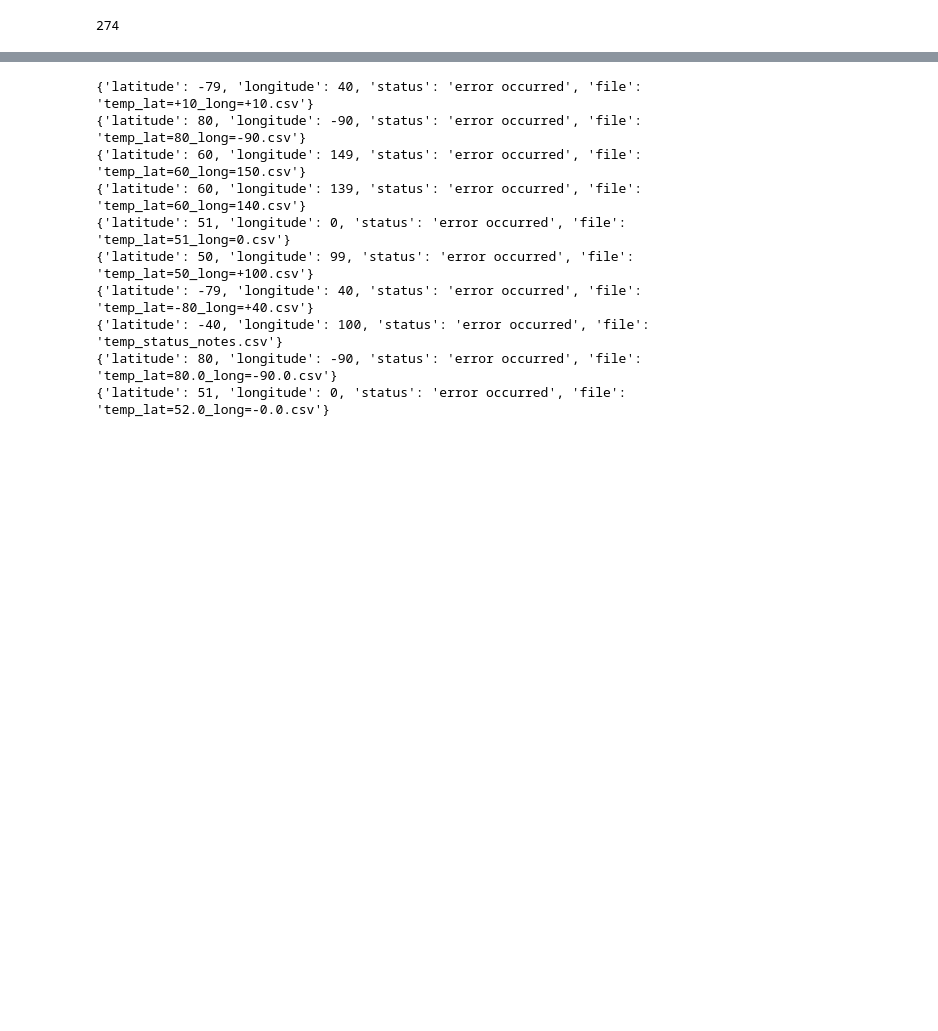
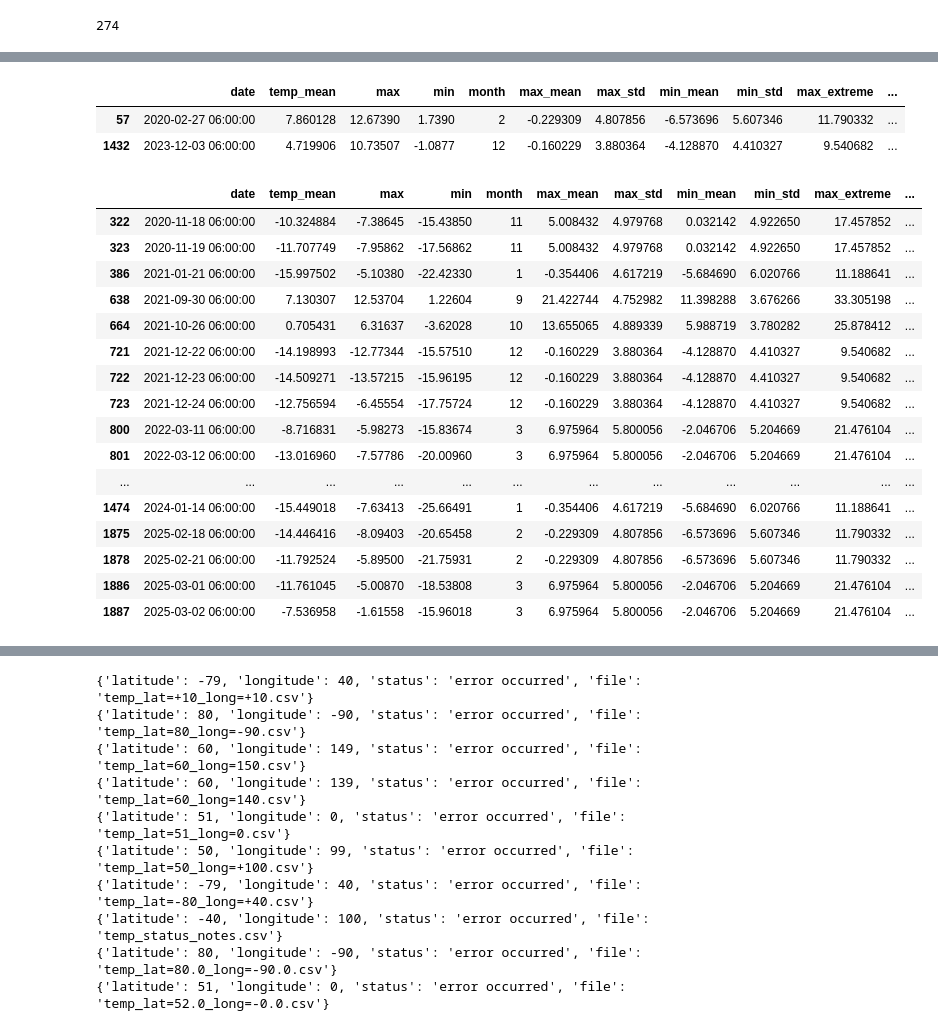
Before and after one commit to erindepree/project4, a Jupyter notebook: code/erin_extreme_temp_full.ipynb, the cells around one changed output, grey strips where cells are left out. Drawn from its saved outputs; the diff is of its cells as text; code cells hidden in the pictures; blank space fills up the shorter version.

```diff
--- a/code/erin_extreme_temp_full.ipynb
+++ b/code/erin_extreme_temp_full.ipynb
@@ -198,0 +192,40 @@ def find_extreme_temp_events(data):
+# %%
+def monthly_temperatures(df):
+    """
+    finds the monthly mean, standard deviation, and extreme temperatures for a dataframe of daily temperatures
+
+    parameters
+    ----------
+    df : DataFrame
+        daily entries of date, mean, maximum, and minimum temperature along with latitude and longitude
+
+    Returns
+    -------
+    month_temp : DataFrame
+        the mean, standard deviation and extreme for minimum and maximum temperatures of each month
+    df : DataFrame
+        with date column in datetime and an added month column
+    """
+
+    lat = int(np.round(df.loc[0,'latitude']))
+    long = int(np.round(df.loc[0,'longitude']))
+
+    df = df.rename(columns = {'temp_max': 'max', 'temp_min': 'min'})
+    df['date'] = pd.to_datetime(df['date'])
+    df['month'] = df.apply(lambda row: row['date'].month, axis=1)
+
+    month_temp = df.groupby(by='month')[['max','min']].agg(['mean', 'std'])
+    month_temp['max', 'extreme'] = month_temp['max','mean'] + 2.5 * month_temp['max', 'std']
+    month_temp['min', 'extreme'] = month_temp['min','mean'] - 2.5 * month_temp['min', 'std']
+    month_temp.columns = ['_'.join(a) for a in month_temp.columns.to_flat_index()]
+    month_temp['latitude'] = lat
+    month_temp['longitude'] = long
+
+    month_temp.to_csv(f"../data/monthly/monthly_summary_lat={lat}_long={long}.csv")
+
+    return month_temp, df
+# %%
+test1 = pd.read_csv('../data/temp/'+file_list[31]).drop(columns = ['Unnamed: 0'])
+mon_temp, new_df = monthly_temperatures(test1)
+# %%
+df_big = pd.merge(left=new_df.drop(columns=['latitude', 'longitude']), right=mon_temp, on='month')
@@ -198,0 +234,6 @@ def find_extreme_temp_events(data):
+# %%
+hot_days
+# %% [output]
+|  | date | temp_mean | max | min | month | max_mean | max_std | min_mean | min_std | max_extreme | ... |
+| 57 | 2020-02-27 06:00:00 | 7.860128 | 12.67390 | 1.7390 | 2 | -0.229309 | 4.807856 | -6.573696 | 5.607346 | 11.790332 | ... |
+| 1432 | 2023-12-03 06:00:00 | 4.719906 | 10.73507 | -1.0877 | 12 | -0.160229 | 3.880364 | -4.128870 | 4.410327 | 9.540682 | ... |
@@ -198,0 +245,22 @@ def find_extreme_temp_events(data):
+# %%
+cold_days = df_big[df_big['min'] <= df_big['min_extreme']]
+# %%
+cold_days
+# %% [output]
+|  | date | temp_mean | max | min | month | max_mean | max_std | min_mean | min_std | max_extreme | ... |
+| 322 | 2020-11-18 06:00:00 | -10.324884 | -7.38645 | -15.43850 | 11 | 5.008432 | 4.979768 | 0.032142 | 4.922650 | 17.457852 | ... |
+| 323 | 2020-11-19 06:00:00 | -11.707749 | -7.95862 | -17.56862 | 11 | 5.008432 | 4.979768 | 0.032142 | 4.922650 | 17.457852 | ... |
+| 386 | 2021-01-21 06:00:00 | -15.997502 | -5.10380 | -22.42330 | 1 | -0.354406 | 4.617219 | -5.684690 | 6.020766 | 11.188641 | ... |
+| 638 | 2021-09-30 06:00:00 | 7.130307 | 12.53704 | 1.22604 | 9 | 21.422744 | 4.752982 | 11.398288 | 3.676266 | 33.305198 | ... |
+| 664 | 2021-10-26 06:00:00 | 0.705431 | 6.31637 | -3.62028 | 10 | 13.655065 | 4.889339 | 5.988719 | 3.780282 | 25.878412 | ... |
+| 721 | 2021-12-22 06:00:00 | -14.198993 | -12.77344 | -15.57510 | 12 | -0.160229 | 3.880364 | -4.128870 | 4.410327 | 9.540682 | ... |
+| 722 | 2021-12-23 06:00:00 | -14.509271 | -13.57215 | -15.96195 | 12 | -0.160229 | 3.880364 | -4.128870 | 4.410327 | 9.540682 | ... |
+| 723 | 2021-12-24 06:00:00 | -12.756594 | -6.45554 | -17.75724 | 12 | -0.160229 | 3.880364 | -4.128870 | 4.410327 | 9.540682 | ... |
+| 800 | 2022-03-11 06:00:00 | -8.716831 | -5.98273 | -15.83674 | 3 | 6.975964 | 5.800056 | -2.046706 | 5.204669 | 21.476104 | ... |
+| 801 | 2022-03-12 06:00:00 | -13.016960 | -7.57786 | -20.00960 | 3 | 6.975964 | 5.800056 | -2.046706 | 5.204669 | 21.476104 | ... |
+| ... | ... | ... | ... | ... | ... | ... | ... | ... | ... | ... | ... |
+| 1474 | 2024-01-14 06:00:00 | -15.449018 | -7.63413 | -25.66491 | 1 | -0.354406 | 4.617219 | -5.684690 | 6.020766 | 11.188641 | ... |
+| 1875 | 2025-02-18 06:00:00 | -14.446416 | -8.09403 | -20.65458 | 2 | -0.229309 | 4.807856 | -6.573696 | 5.607346 | 11.790332 | ... |
+| 1878 | 2025-02-21 06:00:00 | -11.792524 | -5.89500 | -21.75931 | 2 | -0.229309 | 4.807856 | -6.573696 | 5.607346 | 11.790332 | ... |
+| 1886 | 2025-03-01 06:00:00 | -11.761045 | -5.00870 | -18.53808 | 3 | 6.975964 | 5.800056 | -2.046706 | 5.204669 | 21.476104 | ... |
+| 1887 | 2025-03-02 06:00:00 | -7.536958 | -1.61558 | -15.96018 | 3 | 6.975964 | 5.800056 | -2.046706 | 5.204669 | 21.476104 | ... |
```
Also changed, not shown: parts of 33 cells of this notebook, 2 other files.
